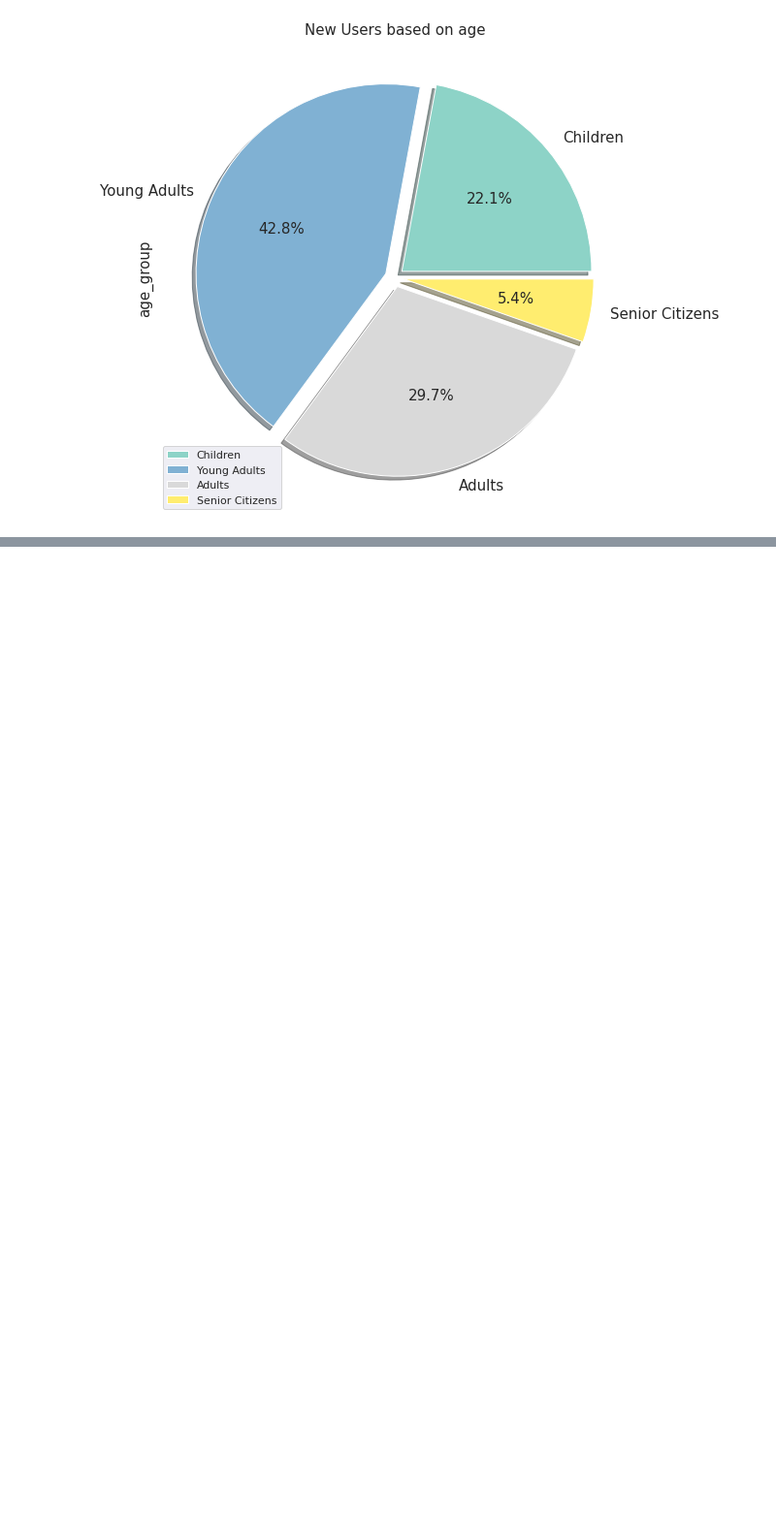
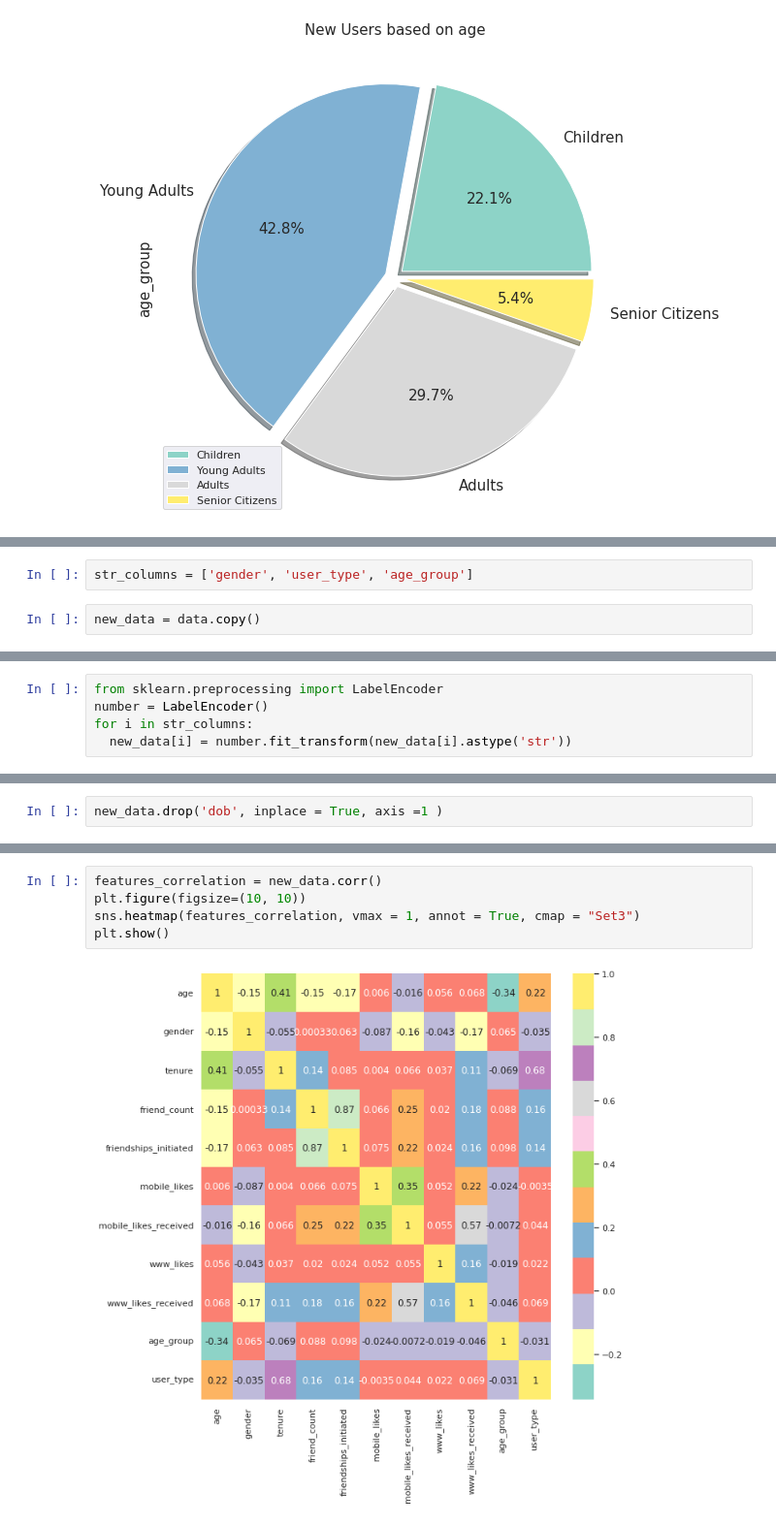
Before and after one commit to hasanfarhan33/colabCodes, a Jupyter notebook: Facebook_Data_Analysis.ipynb, the cells around one changed output, grey strips where cells are left out. Shown: that part at 97% size. Cells and saved outputs as stored; diff of their text form; blank space fills up the shorter version.

```diff
--- a/Facebook_Data_Analysis.ipynb
+++ b/Facebook_Data_Analysis.ipynb
@@ -551,0 +590,4 @@ Text(0, 0.5, 'age_group')
+# %%
+str_columns = ['gender', 'user_type', 'age_group']
+# %%
+new_data = data.copy()
@@ -551,0 +596,5 @@ Text(0, 0.5, 'age_group')
+# %%
+from sklearn.preprocessing import LabelEncoder
+number = LabelEncoder()
+for i in str_columns:
+  new_data[i] = number.fit_transform(new_data[i].astype('str'))
@@ -551,0 +610,2 @@ Text(0, 0.5, 'age_group')
+# %%
+new_data.drop('dob', inplace = True, axis =1 )
@@ -551,0 +621,7 @@ Text(0, 0.5, 'age_group')
+# %%
+features_correlation = new_data.corr()
+plt.figure(figsize=(10, 10))
+sns.heatmap(features_correlation, vmax = 1, annot = True, cmap = "Set3")
+plt.show()
+# %% [output]
+[figure, added]
```
Also changed, not shown: parts of 16 cells of this notebook.
